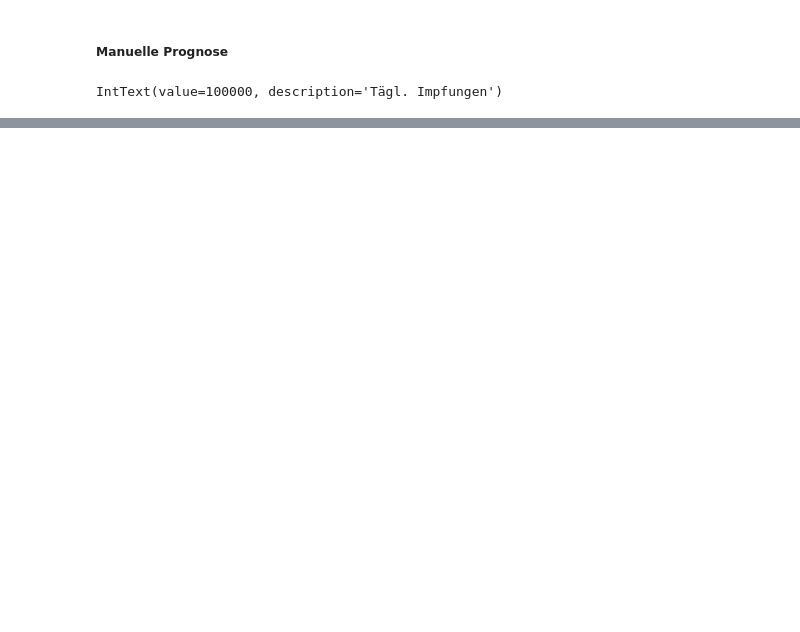
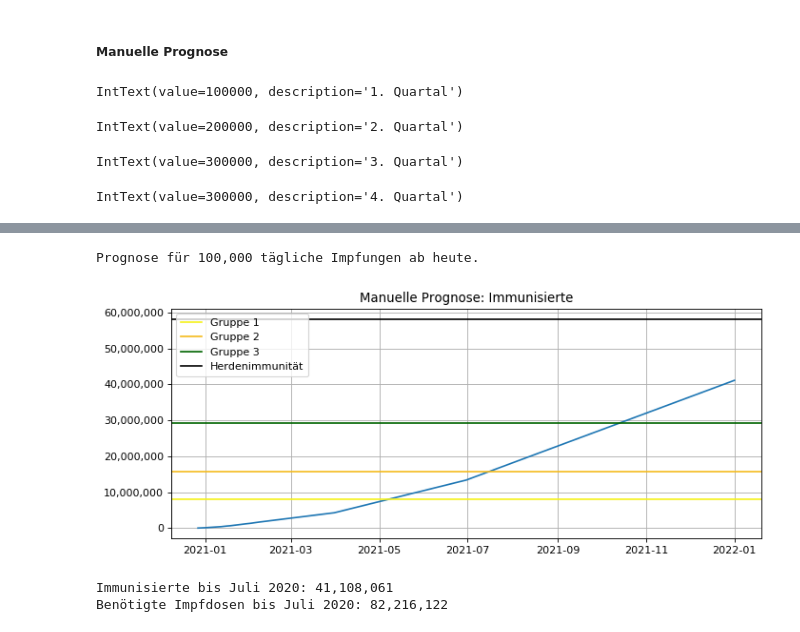
Before and after one commit to ffrue/Impfkampagne---Uebersicht-und-Prognosen, a Jupyter notebook: Impfungen Analyse.ipynb, the cells around one changed output, grey strips where cells are left out. Cells and saved outputs as stored; diff of their text form; code cells hidden in the pictures; blank space fills up the shorter version.

```diff
--- a/Impfungen Analyse.ipynb
+++ b/Impfungen Analyse.ipynb
@@ -259,50 +273,82 @@ Benötigte Impfdosen bis Juli 2020: 15,759,524
 # %% [markdown]
 ##### Manuelle Prognose
 # %%
-input = widgets.IntText(description="Tägl. Impfungen", value=100000)
-display(input)
+dates_future = pd.date_range(start='2020-12-27', end='2022-1-1')
+reps= len(dates_future)
 
-days_future = list(range(0,200))
+input_Q1 = widgets.IntText(description="1. Quartal", value=100000)
+input_Q2 = widgets.IntText(description="2. Quartal", value=200000)
+input_Q3 = widgets.IntText(description="3. Quartal", value=300000)
+input_Q4 = widgets.IntText(description="4. Quartal", value=300000)
+display(input_Q1)
+display(input_Q2)
+display(input_Q3)
+display(input_Q4)
+
+
+start = date(2019,12,27)
+now = len(data)
+Q1 = date(2020,3,31)
+Q2 = date(2020,6,30)
+Q3 = date(2020,9,30)
+Q4 = date(2020,12,31)
+
+days_future = list(range(0,reps))
 
 def klick(event):
-    print(input.value)
-    tägliche_impfungen_geschätzt = input.value
-
     prognose2 = list(data["dosen_kumulativ"])
     days_left = len(days_future) - len(days)
     days_future2 = list(range(0,days_left))
     value = prognose2[-1]
     for i in days_future2:
+        if i < ((Q1 - start).days - now):
+            tägliche_impfungen_geschätzt = input_Q1.value
+        elif i < ((Q2 - start).days - now):
+            tägliche_impfungen_geschätzt = input_Q2.value
+        elif i < ((Q3 - start).days - now):
+            tägliche_impfungen_geschätzt = input_Q3.value
+        elif i <= ((Q4 - start).days - now):
+            tägliche_impfungen_geschätzt = input_Q4.value
+        else:
+            print("Problem bei der Simulation: Code überprüfen!")
         value += tägliche_impfungen_geschätzt
         prognose2.append(value)
     prognose2 = [i/2 for i in prognose2]
     print("")
     print("")
     print("Prognose für " + str(f"{input.value:,d}") + " tägliche Impfungen ab heute.")
     print("")
-    fig = plt.figure(figsize=(8, 4), dpi=80)
+    fig = plt.figure(figsize=(10, 4), dpi=80)
     plt.grid(True)
     plt.title("Manuelle Prognose: Immunisierte")
     ax1 = fig.add_subplot(111)
     lines = ax1.plot(dates_future, prognose2)
-    ax1.xaxis.set_major_formatter(mdates.DateFormatter('%Y-%m-%d'))
+    ax1.xaxis.set_major_formatter(mdates.DateFormatter('%Y-%m'))
     ax1.yaxis.set_major_formatter(mpl.ticker.StrMethodFormatter('{x:,.0f}'))
     plt.axhline(y=gruppe1, label="Gruppe 1", color="#f5f11d")
     plt.axhline(y=gruppe2, label="Gruppe 2", color="#f5bb1d")
     plt.axhline(y=gruppe3, label="Gruppe 3", color="DarkGreen")
-    plt.legend()
+    plt.axhline(y=gruppe4, label="Herdenimmunität", color="Black")
+    plt.legend(loc='upper left')
     plt.show()
     print("")
     prognose_end = round(prognose2[-1])
     print("Immunisierte bis Juli 2020: " + str(f"{prognose_end:,d}"))
     prognose_end = round(prognose2[-1]*2)
     print("Benötigte Impfdosen bis Juli 2020: " + str(f"{prognose_end:,d}"))
     print("")
     print("")
 
 button = widgets.Button(description="Simulieren")
 display(button)
 button.on_click(klick)
 # %% [output]
-IntText(value=100000, description='Tägl. Impfungen')
+IntText(value=100000, description='1. Quartal')
+IntText(value=200000, description='2. Quartal')
+IntText(value=300000, description='3. Quartal')
+IntText(value=300000, description='4. Quartal')
 [interactive output not drawn]
+Prognose für 100,000 tägliche Impfungen ab heute.
+[figure, added]
+Immunisierte bis Juli 2020: 41,108,061
+Benötigte Impfdosen bis Juli 2020: 82,216,122
```
Also changed, not shown: parts of 7 cells of this notebook.
